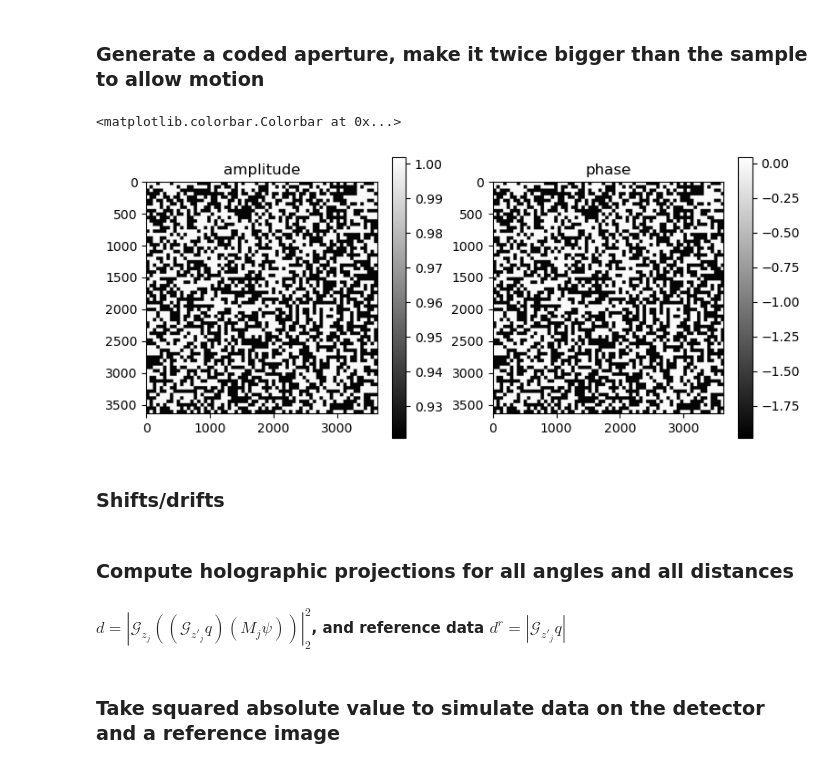
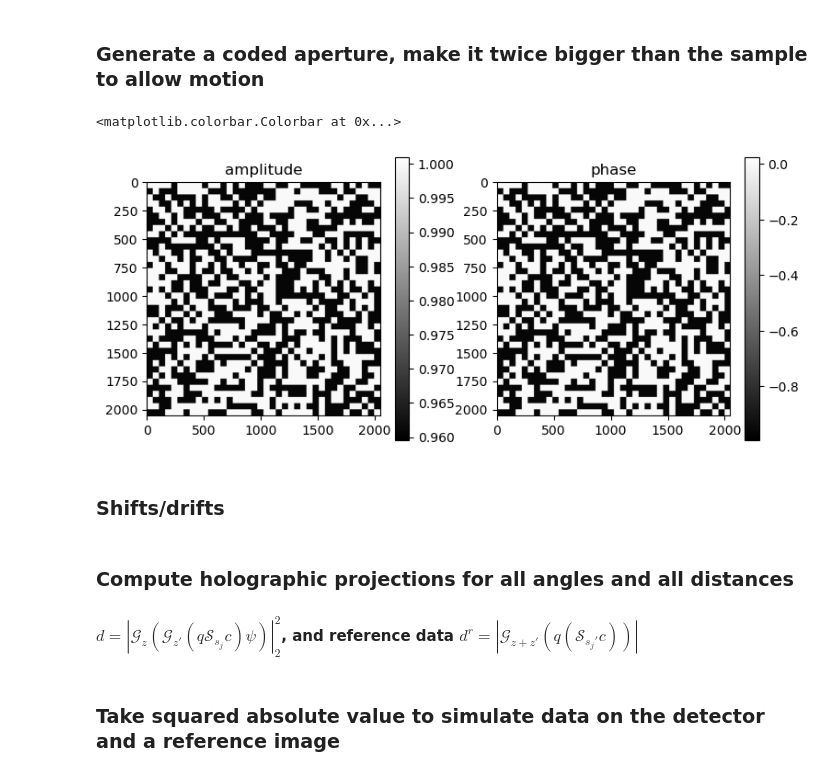
Before and after one commit to nikitinvv/holotomocupy_bq, a Jupyter notebook: coded_apertures/siemens_star/modeling.ipynb, the cells around one changed output. Saved outputs shown, nothing was run; the diff lists cells and outputs as text; code cells hidden in the pictures.

```diff
--- a/coded_apertures/siemens_star/modeling.ipynb
+++ b/coded_apertures/siemens_star/modeling.ipynb
@@ -22,8 +22,7 @@ ntheta = 1  # number of angles (rotations)
 
 center = n/2  # rotation axis
 
-# ID16a setup
-ndist = 4
+npos = 4  # number of code positions
 
 detector_pixelsize = 3e-6
 energy = 33.35  # [keV] xray energy
@@ -31,7 +30,8 @@ wavelength = 1.2398419840550367e-09/energy  # [m] wave length
 
 focusToDetectorDistance = 1.28  # [m]
 sx0 = 3.7e-4
-z1 = np.array([4.584e-3, 4.765e-3, 5.488e-3, 6.9895e-3])[:ndist]-sx0
+z1 = 4.584e-3-sx0#np.array([4.584e-3, 4.765e-3, 5.488e-3, 6.9895e-3])[:npos]-sx0
+z1 = np.tile(z1,[npos])
 z2 = focusToDetectorDistance-z1
 distances = (z1*z2)/focusToDetectorDistance
 magnifications = focusToDetectorDistance/z1
@@ -54,9 +54,9 @@ distances2 = distances2*norm_magnifications2**2
 distances2 = distances2*(z1p/z1)**2
 
 # allow padding if there are shifts of the probe
-pad = n//16
+pad = n//16*0
 # sample size after demagnification
-ne = int(np.ceil((n+2*pad)/norm_magnifications[-1]/8))*8  # make multiple of 8
+ne = n+2*pad
 print(distances+distances2)
 print(1/norm_magnifications)
 print(norm_magnifications2)
@@ -161,7 +123,7 @@ import random
 import xraylib
 import scipy.ndimage as ndimage
 
-code_thickness = 4e-6 #in m
+code_thickness = 2e-6 #in m
 ill_feature_size = 1e-6 #in m
 
 random.seed(10)
@@ -181,35 +143,35 @@ for k in  range(ill.shape[0]):
     ill0 = ill_global[k]
     ill[k] = ill0[ill0.shape[0]//2-nill//2:ill0.shape[0]//2+(nill)//2,ill0.shape[1]//2-nill//2:ill0.shape[1]//2+(nill)//2]#.reshape(nill,nill)
 
 ill = ndimage.zoom(ill,[1,2*ne/nill,2*ne/nill],order=0,grid_mode=True,mode='grid-wrap')
 
 delta = 1-xraylib.Refractive_Index_Re('Au',energy,19.3)
 beta = xraylib.Refractive_Index_Im('Au',energy,19.3)
 
 thickness = code_thickness/voxelsize # thickness in pixels
 
 v = np.arange(-2*ne//2,2*ne//2)/2/ne
 [vx,vy] = np.meshgrid(v,v)
-v = np.exp(-2*(vx**2+vy**2))
+v = np.exp(-5*(vx**2+vy**2))
 fill = np.fft.fftshift(np.fft.fftn(np.fft.fftshift(ill)))
 ill = np.fft.fftshift(np.fft.ifftn(np.fft.fftshift(fill*v)))
 ill = ill.astype('complex64')
 
 
 # form Transmittance function
 Rill = ill*(-delta+1j*beta)*thickness
 code = np.exp(1j * Rill * voxelsize * 2 * np.pi / wavelength).astype('complex64')
 
 fig, axs = plt.subplots(1, 2, figsize=(9, 4))
 im=axs[0].imshow(np.abs(code[0]),cmap='gray')
 axs[0].set_title('amplitude')
 fig.colorbar(im)
 im=axs[1].imshow(np.angle(code[0]),cmap='gray')
 axs[1].set_title('phase')
 fig.colorbar(im)
 # %% [output]
 <matplotlib.colorbar.Colorbar at 0x...>
-[figure, old version]
+[figure, new version]
 # %% [markdown]
 ### Shifts/drifts
 # %%
@@ -246,6 +187,6 @@ shifts = shifts_drift
 # %% [markdown]
 ### Compute holographic projections for all angles and all distances
-#### $d=\left|\mathcal{G}_{z_j}((\mathcal{G}_{z'_j}q)(M_j \psi))\right|_2^2$, and reference data $d^r=\left|\mathcal{G}_{z'_j}q\right|$
+#### $d=\left|\mathcal{G}_{z}(\mathcal{G}_{z'}(q\mathcal{S}_{s_{j}}c)\psi)\right|_2^2$, and reference data $d^r=\left|\mathcal{G}_{z+z'}(q(\mathcal{S}_{s_{j}'}c))\right|$
 # %%
 from holotomo.chunking import gpu_batch
 
```
Also changed, not shown: parts of 11 cells of this notebook, 5 other files.
